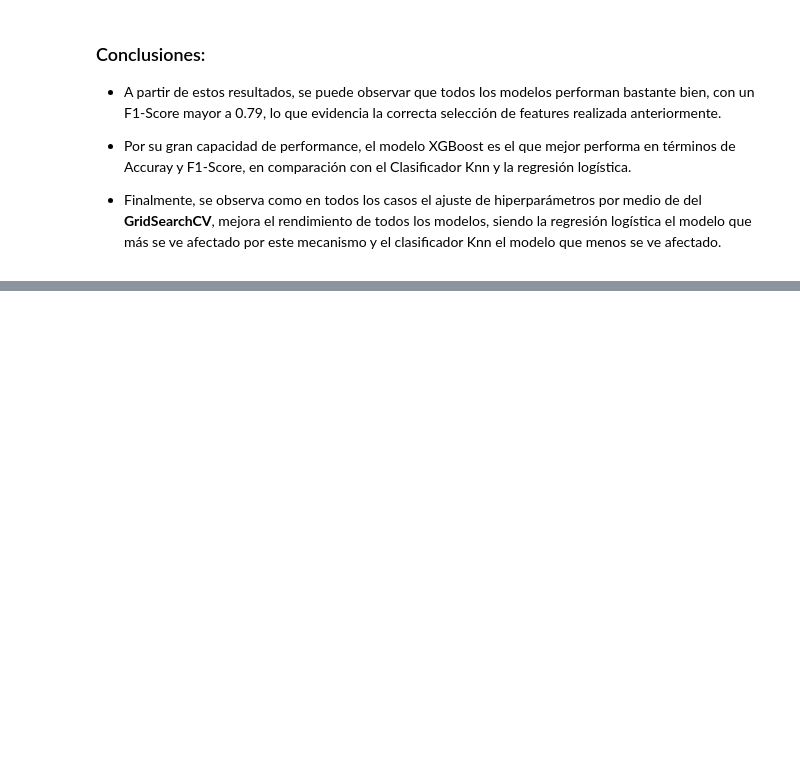
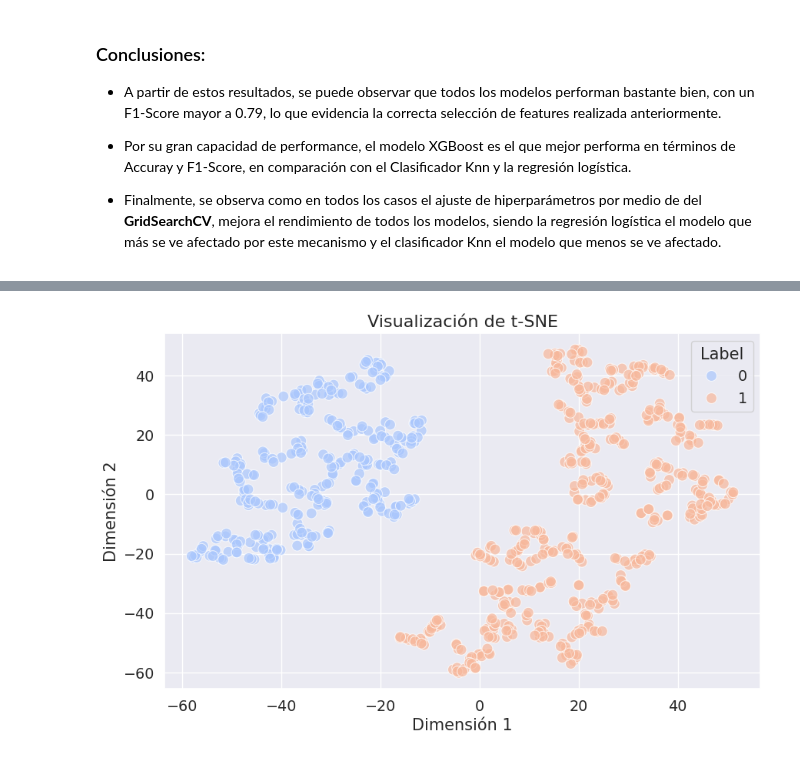
Before and after one commit to luciano106/CEIA-AMq1, a Jupyter notebook: TP_FINAL/tp_final.ipynb, the cells around one changed output, grey strips where cells are left out. Cells and saved outputs as stored; diff of their text form; code cells hidden in the pictures; blank space fills up the shorter version.

Commit message:
FIX: analisis de pca y tsne

```diff
--- a/TP_FINAL/tp_final.ipynb
+++ b/TP_FINAL/tp_final.ipynb
@@ -1423,0 +1428,28 @@ df_metrics
+# %%
+from sklearn.manifold import TSNE
+import matplotlib.pyplot as plt
+import seaborn as sns
+import pandas as pd
+
+keep_variables = ['speechiness','energy','danceability','acousticness','label']
+spotify_data = spotify_df_filter_scaler[keep_variables]
+spotify_target = spotify_df_filter_scaler['label']
+
+# Aplicar t-SNE al dataset escalado y filtrado
+tsne = TSNE(n_components=2, perplexity=10, random_state=42, max_iter=1000)
+tsne_projection = tsne.fit_transform(spotify_data)
+
+# Crear un DataFrame con los resultados de t-SNE
+tsne_df = pd.DataFrame(tsne_projection, columns=['Dim1', 'Dim2'])
+tsne_df['label'] = spotify_target.values
+
+# Visualizar t-SNE
+plt.figure(figsize=(10, 6))
+sns.scatterplot(x='Dim1', y='Dim2', hue='label', data=tsne_df, palette='coolwarm', s=100, alpha=0.7)
+plt.title('Visualización de t-SNE', fontsize=16)
+plt.xlabel('Dimensión 1')
+plt.ylabel('Dimensión 2')
+plt.legend(title='Label', loc='best')
+plt.show()
+# %% [output]
+[figure, added]
```
Also changed, not shown: parts of 5 cells of this notebook.
